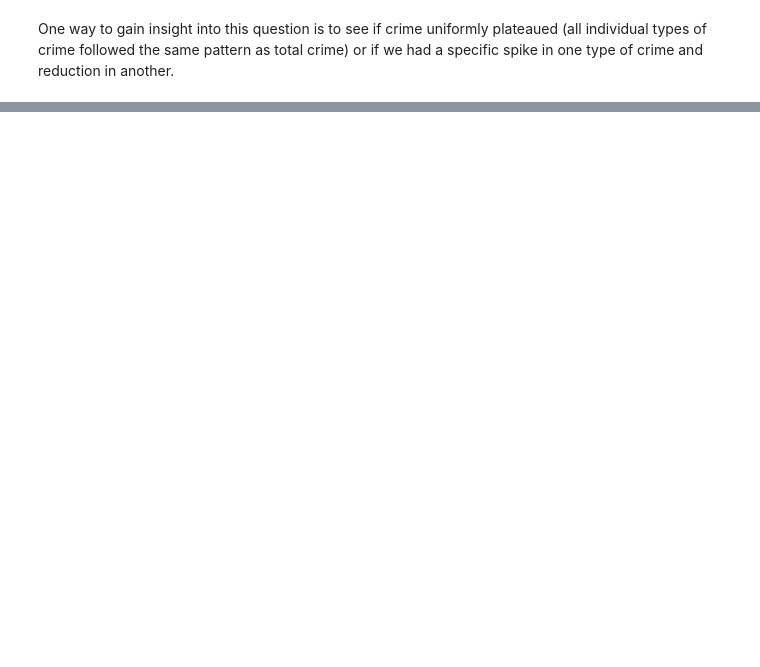
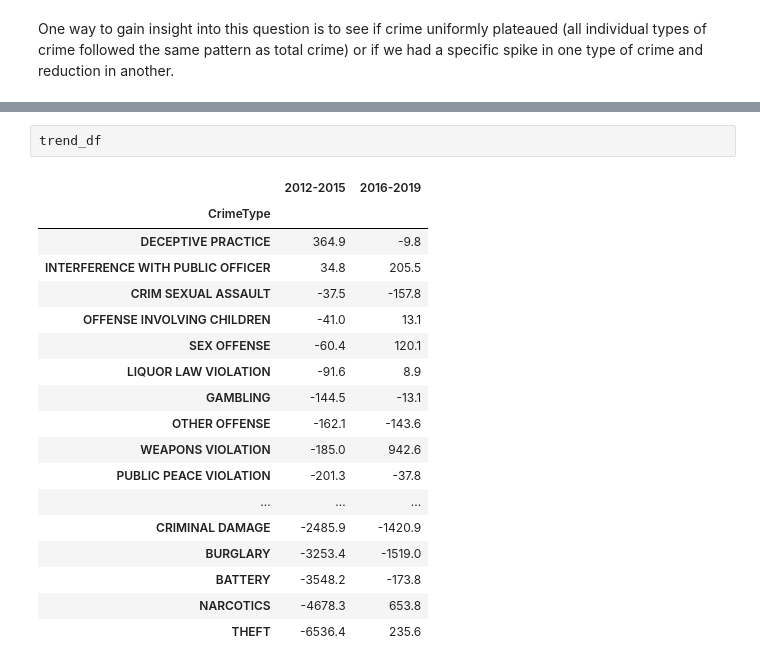
Before and after one commit to tjdolan121/4502Proj, a Jupyter notebook: forge/code/DataMiningQuestions.ipynb, the cells around one changed output, grey strips where cells are left out. Drawn from its saved outputs; the diff is of its cells as text; blank space fills up the shorter version.

```diff
--- a/forge/code/DataMiningQuestions.ipynb
+++ b/forge/code/DataMiningQuestions.ipynb
@@ -177,0 +240,21 @@ plt.show()
+# %%
+trend_df
+# %% [output]
+|  | 2012-2015 | 2016-2019 |
+| CrimeType |  |  |
+| DECEPTIVE PRACTICE | 364.9 | -9.8 |
+| INTERFERENCE WITH PUBLIC OFFICER | 34.8 | 205.5 |
+| CRIM SEXUAL ASSAULT | -37.5 | -157.8 |
+| OFFENSE INVOLVING CHILDREN | -41.0 | 13.1 |
+| SEX OFFENSE | -60.4 | 120.1 |
+| LIQUOR LAW VIOLATION | -91.6 | 8.9 |
+| GAMBLING | -144.5 | -13.1 |
+| OTHER OFFENSE | -162.1 | -143.6 |
+| WEAPONS VIOLATION | -185.0 | 942.6 |
+| PUBLIC PEACE VIOLATION | -201.3 | -37.8 |
+| ... | ... | ... |
+| CRIMINAL DAMAGE | -2485.9 | -1420.9 |
+| BURGLARY | -3253.4 | -1519.0 |
+| BATTERY | -3548.2 | -173.8 |
+| NARCOTICS | -4678.3 | 653.8 |
+| THEFT | -6536.4 | 235.6 |
```
Also changed, not shown: parts of 34 cells of this notebook.
